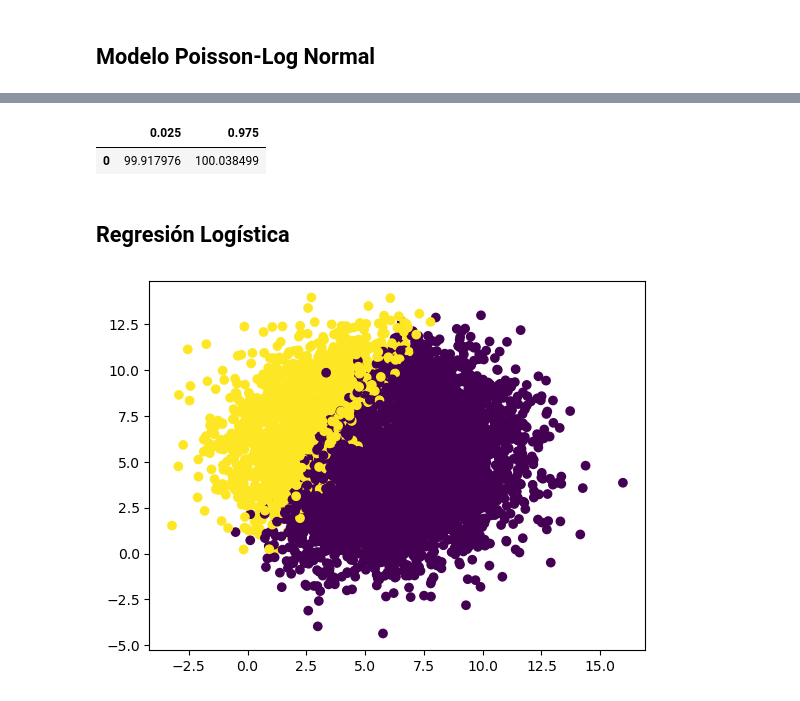
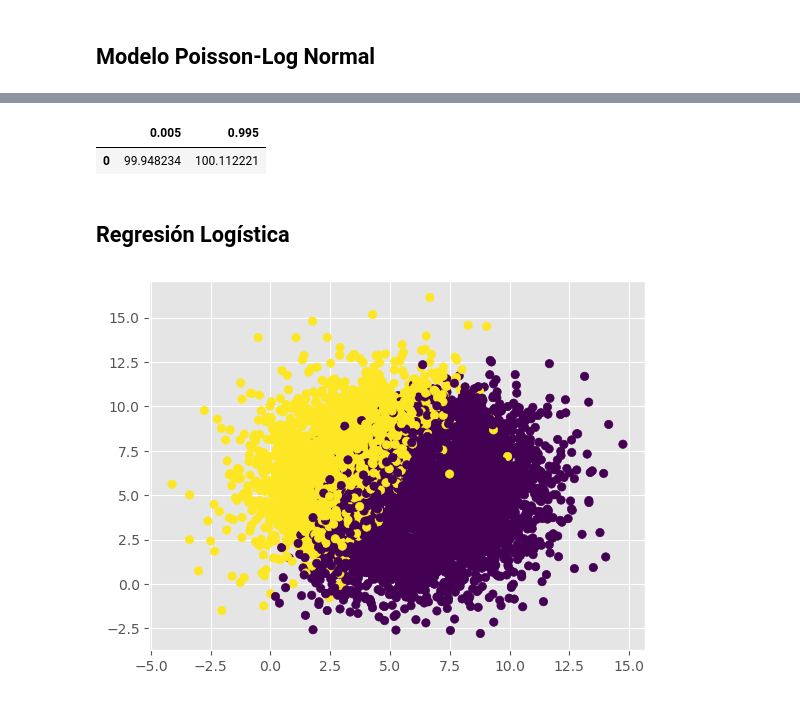
Before and after one commit to yaelrsc/Computaci-n-estad-stica-2026-2, a Jupyter notebook: MCMC/mcmc_pytorch.ipynb, the cells around one changed output, grey strips where cells are left out. Drawn from its saved outputs; the diff is of its cells as text; code cells hidden in the pictures.

```diff
--- a/MCMC/mcmc_pytorch.ipynb
+++ b/MCMC/mcmc_pytorch.ipynb
@@ -2,6 +2,8 @@
 # Metropolis-Hastings
 # %%
 import matplotlib.pyplot as plt
+
+plt.style.use("ggplot")
 
 # plt.style.use(
 #     "https://github.com/dhaitz/matplotlib-stylesheets/raw/master/pitayasmoothie-dark.mplstyle"
@@ -113,35 +117,35 @@ df_lamb_samples.describe()
 # %%
 # Intervalo de probabilidad posterior
-alpha = 0.05
+alpha = 0.01
 df_lamb_samples.quantile([alpha / 2, 1 - alpha / 2]).T
 # %% [output]
-|  | 0.025 | 0.975 |
-| 0 | 99.917976 | 100.038499 |
+|  | 0.005 | 0.995 |
+| 0 | 99.948234 | 100.112221 |
 # %% [markdown]
 ## Regresión Logística
 # %%
 # Parámetros reales
 
-W_real = torch.Tensor([0.2, -2.5, 1.4])
+W_real = torch.Tensor([1.2, -1.5, 0.9])
 
 n = 10000
 p = 2
 
-
+# Modelo
 X = 5.5 + 2.5 * torch.randn((n, p))
 X_desing = torch.column_stack((torch.ones(n), X))
 
 eta = X_desing @ W_real.T
 
 z = torch.sigmoid(eta)
 
 y = torch.bernoulli(z)
 
 
 plt.scatter(X_desing[:, 1], X_desing[:, 2], c=y)
 plt.show()
 # %% [output]
-[figure, old version]
+[figure, new version]
 # %%
 def log_posterior(X_desing, y, W, mu=0.0, scale=1.0):
 
```
Also changed, not shown: parts of 25 cells of this notebook, 4 other files.
